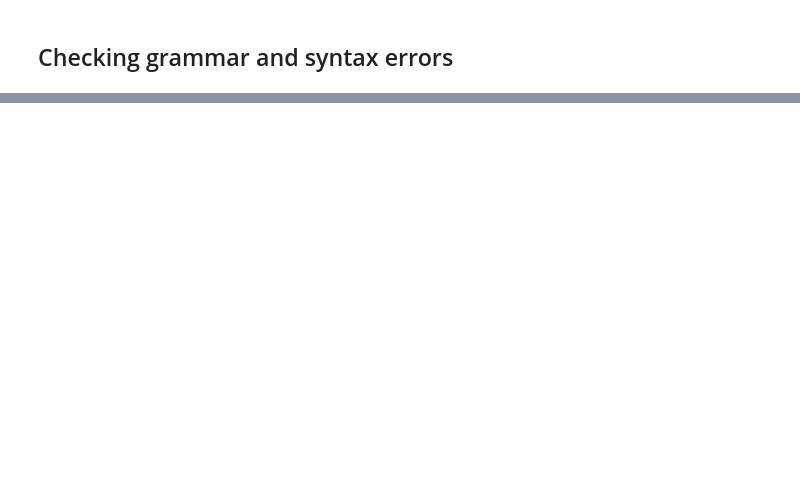
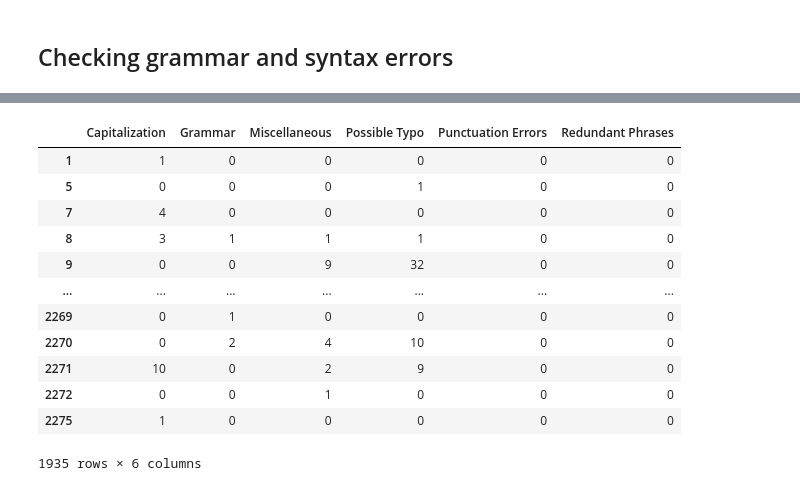
Before and after one commit to VianneyMI/amazon_fake_reviews, a Jupyter notebook: model_features/modelling.ipynb, the cells around one changed output, grey strips where cells are left out. Saved outputs shown, nothing was run; the diff lists cells and outputs as text; code cells hidden in the pictures; blank space fills up the shorter version.

```diff
--- a/model_features/modelling.ipynb
+++ b/model_features/modelling.ipynb
@@ -287,0 +373,17 @@ correct_errors(text,matches)
+# %%
+errorCategories=pd.get_dummies(s.apply(pd.Series).stack()).sum(level=0)
+errorCategories
+# %% [output]
+|  | Capitalization | Grammar | Miscellaneous | Possible Typo | Punctuation Errors | Redundant Phrases |
+| 1 | 1 | 0 | 0 | 0 | 0 | 0 |
+| 5 | 0 | 0 | 0 | 1 | 0 | 0 |
+| 7 | 4 | 0 | 0 | 0 | 0 | 0 |
+| 8 | 3 | 1 | 1 | 1 | 0 | 0 |
+| 9 | 0 | 0 | 9 | 32 | 0 | 0 |
+| ... | ... | ... | ... | ... | ... | ... |
+| 2269 | 0 | 1 | 0 | 0 | 0 | 0 |
+| 2270 | 0 | 2 | 4 | 10 | 0 | 0 |
+| 2271 | 10 | 0 | 2 | 9 | 0 | 0 |
+| 2272 | 0 | 0 | 1 | 0 | 0 | 0 |
+| 2275 | 1 | 0 | 0 | 0 | 0 | 0 |
+1935 rows × 6 columns
```
Also changed, not shown: parts of 46 cells of this notebook, 2 other files.
